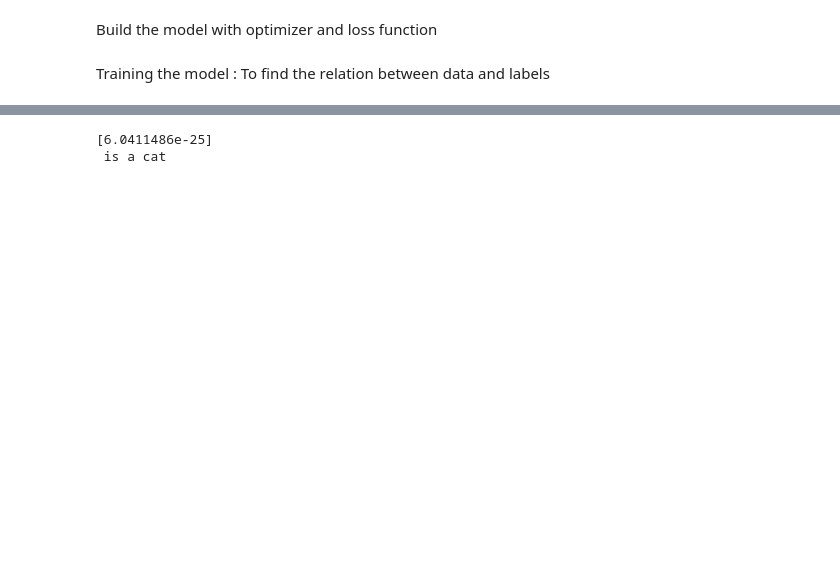
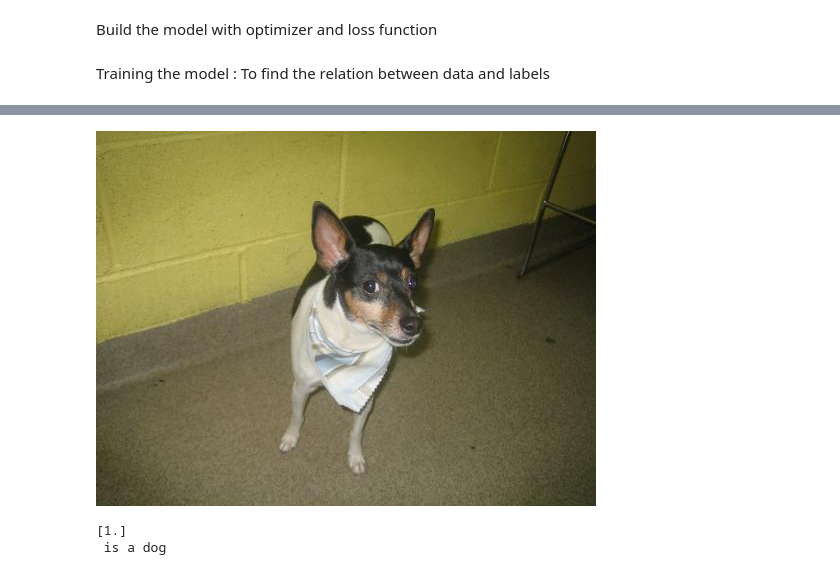
Before and after one commit to noreddinelam/DataAnalyzer, a Jupyter notebook: src/Tensorflow/CatVSDog.ipynb, the cells around one changed output, grey strips where cells are left out. Saved outputs shown, nothing was run; the diff lists cells and outputs as text; code cells hidden in the pictures; blank space fills up the shorter version.

Commit message:
[cloudTraining]

```diff
--- a/src/Tensorflow/CatVSDog.ipynb
+++ b/src/Tensorflow/CatVSDog.ipynb
@@ -24,14 +33,11 @@ model.compile(optimizer=tf.keras.optimizers.RMSprop(learning_rate=0.0001), loss=
 # %% [markdown]
 Training the model : To find the relation between data and labels
 # %%
-TRAINING_DIR = r"C:\Users\idris\OneDrive\Bureau\Study\s6\DATA\kagglecatsanddogs_3367a\training"
+TRAINING_DIR = '/home/azureuser/data/training'
 train_datagen = image.ImageDataGenerator(rescale=1.0/255.) #normalisation
 train_generator = train_datagen.flow_from_directory(TRAINING_DIR,batch_size=250,class_mode='binary',target_size=(150, 150))
 
-VALIDATION_DIR = r"C:\Users\idris\OneDrive\Bureau\Study\s6\DATA\kagglecatsanddogs_3367a\testing"
+VALIDATION_DIR = '/home/azureuser/data/testing'
 validation_datagen = image.ImageDataGenerator(rescale=1.0/255.)
-validation_generator = validation_datagen.flow_from_directory(VALIDATION_DIR,                                                  batch_size=250,class_mode='binary',target_size=(150, 150))
-
-history = model.fit(train_generator, epochs=10, steps_per_epoch=10,
-                    validation_data=validation_generator, validation_steps=6)
+validation_generator = validation_datagen.flow_from_directory(VALIDATION_DIR, batch_size=250,class_mode='binary',target_size=(150, 150))
 # %% [output]
@@ -54,0 +46,3 @@ Epoch 10/10
+# %%
+history = model.fit(train_generator, epochs=150, steps_per_epoch=20,
+                    validation_data=validation_generator, validation_steps=6)
@@ -55,25 +77,26 @@ Epoch 10/10
 # %%
 from PIL import Image as PImage
 import numpy as np
 
 def loadImage(path):
-    return PImage.open(path +"\\" +"807.jpg")
+    return PImage.open(path +"/" +"10002.jpg")
 
-path =  r"C:\Users\idris\OneDrive\Bureau\Study\s6\DATA\kagglecatsanddogs_3367a\training\cat"
+path =  "/home/azureuser/data/testing/dog"
 
 # your images in an array
 img = loadImage(path)
 img.show()
 rimg=img.resize((150,150))
 x = np.asarray(rimg)
 x = np.expand_dims(x, axis=0)
 image = np.vstack([x])
 classes = model.predict(image)
 print(classes[0])
 if classes[0]>0.5:
     print(" is a dog")
 else:
     print(" is a cat")
 # %% [output]
+[figure, added]
-[6.0411486e-25]
- is a cat
+[1.]
+ is a dog
```
Also changed, not shown: parts of 4 cells of this notebook, 1 other file.
